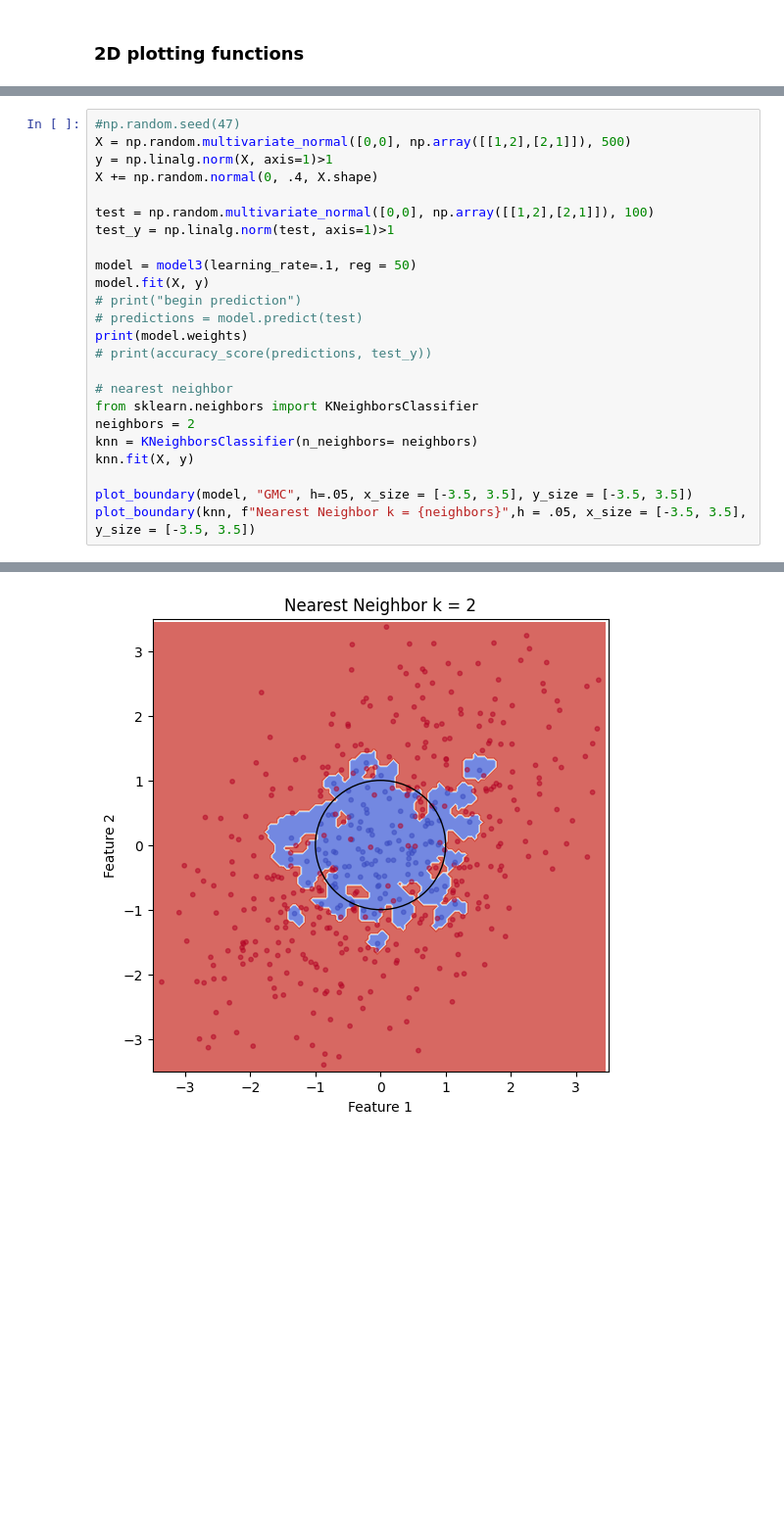
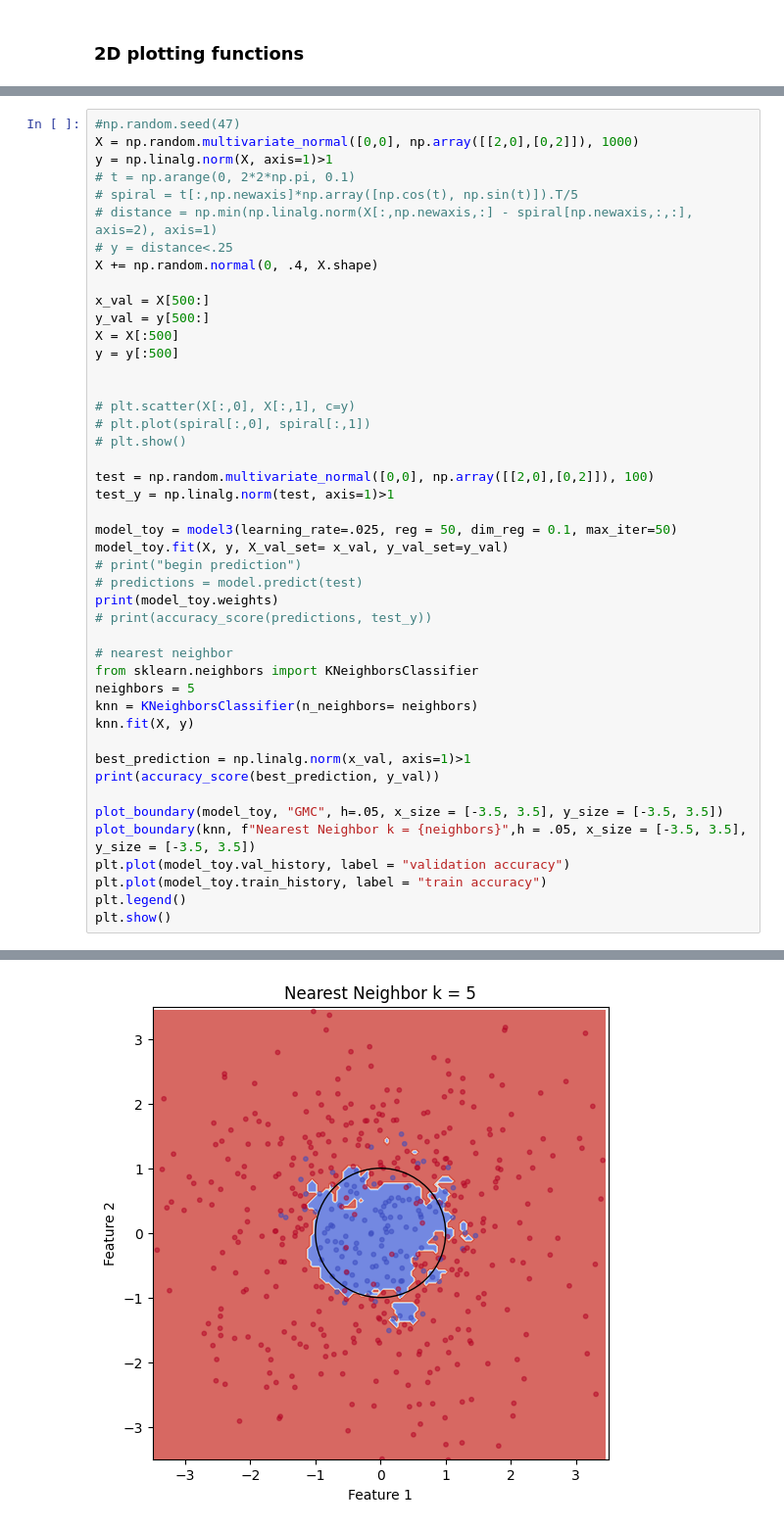
Before and after one commit to samlayton99/ML_and_Optimizaiton, a Jupyter notebook: MCMC nearest neighbor/method3.ipynb, the cells around one changed output, grey strips where cells are left out. Shown at 98% size. Drawn from its saved outputs; the diff is of its cells as text; blank space fills up the shorter version.

Commit message:
Updated Model

```diff
--- a/MCMC nearest neighbor/method3.ipynb
+++ b/MCMC nearest neighbor/method3.ipynb
@@ -260,25 +368,46 @@ def plot_boundary(model, title, h = .05, x_size = [-3.5, 3.5], y_size = [-3.5, 3
 # %%
 #np.random.seed(47)
-X = np.random.multivariate_normal([0,0], np.array([[1,2],[2,1]]), 500)
+X = np.random.multivariate_normal([0,0], np.array([[2,0],[0,2]]), 1000)
 y = np.linalg.norm(X, axis=1)>1
+# t = np.arange(0, 2*2*np.pi, 0.1)
+# spiral = t[:,np.newaxis]*np.array([np.cos(t), np.sin(t)]).T/5
+# distance = np.min(np.linalg.norm(X[:,np.newaxis,:] - spiral[np.newaxis,:,:], axis=2), axis=1)
+# y = distance<.25
 X += np.random.normal(0, .4, X.shape)
 
-test = np.random.multivariate_normal([0,0], np.array([[1,2],[2,1]]), 100)
+x_val = X[500:]
+y_val = y[500:]
+X = X[:500]
+y = y[:500]
+
+
+# plt.scatter(X[:,0], X[:,1], c=y)
+# plt.plot(spiral[:,0], spiral[:,1])
+# plt.show()
+
+test = np.random.multivariate_normal([0,0], np.array([[2,0],[0,2]]), 100)
 test_y = np.linalg.norm(test, axis=1)>1
 
-model = model3(learning_rate=.1, reg = 50)
-model.fit(X, y)
+model_toy = model3(learning_rate=.025, reg = 50, dim_reg = 0.1, max_iter=50)
+model_toy.fit(X, y, X_val_set= x_val, y_val_set=y_val)
 # print("begin prediction")
 # predictions = model.predict(test)
-print(model.weights)
+print(model_toy.weights)
 # print(accuracy_score(predictions, test_y))
 
 # nearest neighbor
 from sklearn.neighbors import KNeighborsClassifier
-neighbors = 2
+neighbors = 5
 knn = KNeighborsClassifier(n_neighbors= neighbors)
 knn.fit(X, y)
 
-plot_boundary(model, "GMC", h=.05, x_size = [-3.5, 3.5], y_size = [-3.5, 3.5])
+best_prediction = np.linalg.norm(x_val, axis=1)>1
+print(accuracy_score(best_prediction, y_val))
+
+plot_boundary(model_toy, "GMC", h=.05, x_size = [-3.5, 3.5], y_size = [-3.5, 3.5])
 plot_boundary(knn, f"Nearest Neighbor k = {neighbors}",h = .05, x_size = [-3.5, 3.5], y_size = [-3.5, 3.5])
+plt.plot(model_toy.val_history, label = "validation accuracy")
+plt.plot(model_toy.train_history, label = "train accuracy")
+plt.legend()
+plt.show()
 # %% [output]
@@ -304 +433 @@ Accuracy:  0.9873469387755102
-[figure, old version]
+[figure, new version]
```
Also changed, not shown: parts of 18 cells of this notebook, 4 other files.
